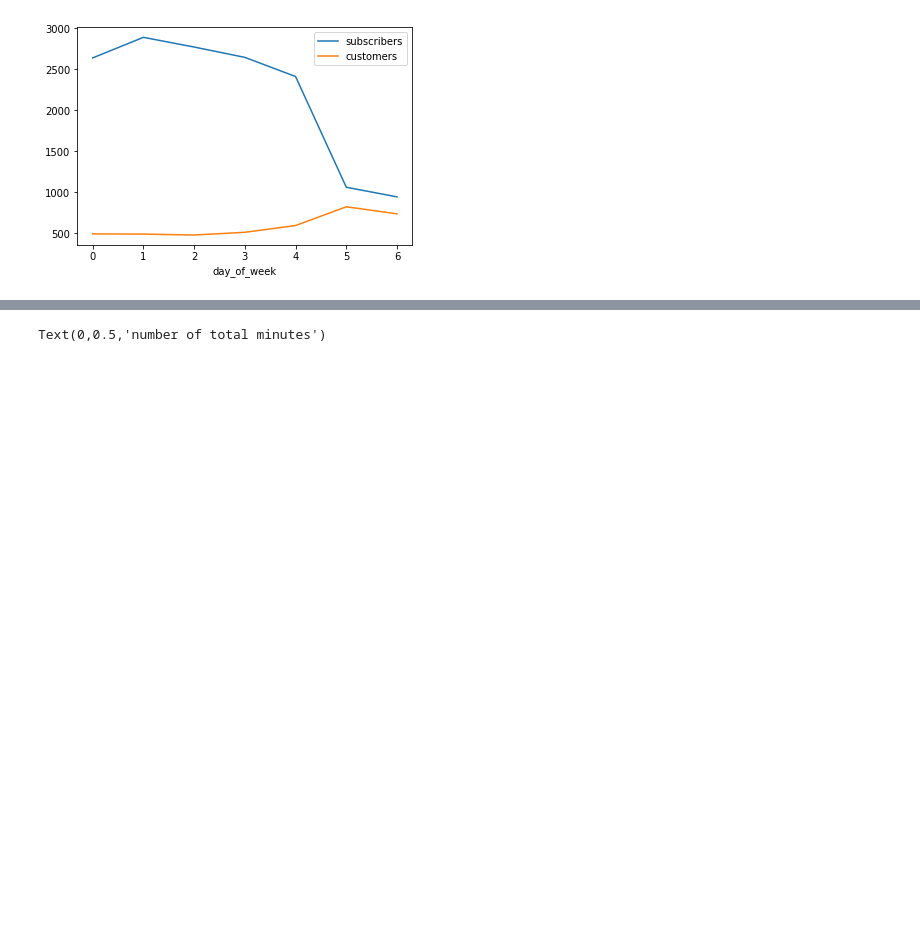
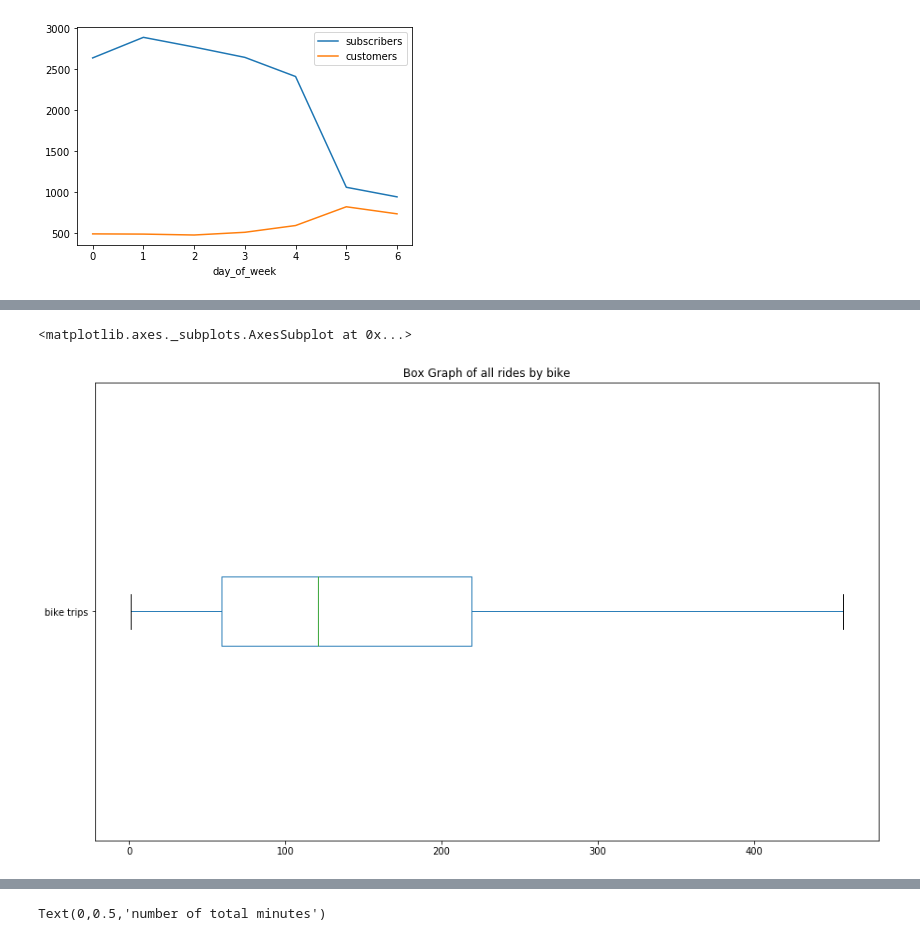
Before and after one commit to jarango-math/fordgo_bike_project, a Jupyter notebook: fundamental_capstone_project.ipynb, the cells around one changed output, grey strips where cells are left out. Saved outputs shown, nothing was run; the diff lists cells and outputs as text; code cells hidden in the pictures; blank space fills up the shorter version.

```diff
--- a/fundamental_capstone_project.ipynb
+++ b/fundamental_capstone_project.ipynb
@@ -288,0 +248,5 @@ Text(0.5,1,'Box Graph of seconds rode by bike')
+# %%
+bike_id_count.plot.box(figsize=(15,9),vert=False,title='Box Graph of all rides by bike')
+# %% [output]
+<matplotlib.axes._subplots.AxesSubplot at 0x...>
+[figure, added]
```
Also changed, not shown: parts of 25 cells of this notebook.
